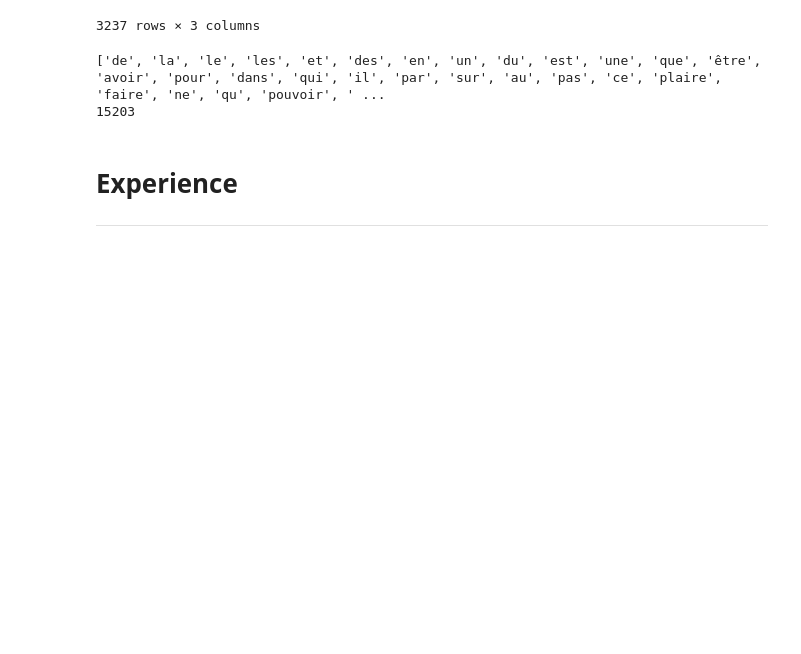
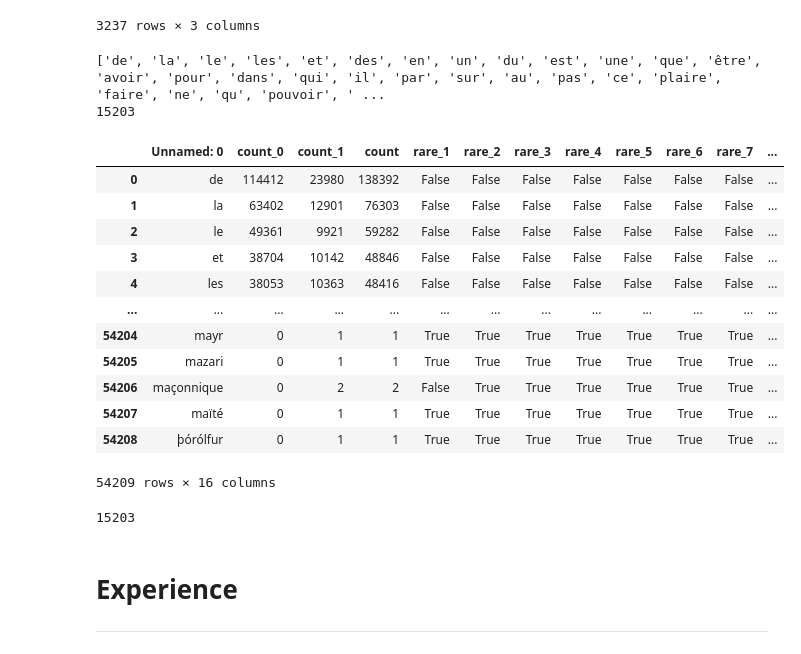
Before and after one commit to fmaine/notebooks, a Jupyter notebook: Experiences/221123-PredictionsInfox.ipynb, the cells around one changed output. Drawn from its saved outputs; the diff is of its cells as text; code cells hidden in the pictures; blank space fills up the shorter version.

```diff
--- a/Experiences/221123-PredictionsInfox.ipynb
+++ b/Experiences/221123-PredictionsInfox.ipynb
@@ -64,3 +77,21 @@ print(len(ignore_words))
 # %% [output]
 ['de', 'la', 'le', 'les', 'et', 'des', 'en', 'un', 'du', 'est', 'une', 'que', 'être', 'avoir', 'pour', 'dans', 'qui', 'il', 'par', 'sur', 'au', 'pas', 'ce', 'plaire', 'faire', 'ne', 'qu', 'pouvoir', ' ...
 15203
+# %%
+df_words = pd.read_csv('data/prod/221125-InfoxWords.csv')
+# %%
+df_words
+# %% [output]
+|  | Unnamed: 0 | count_0 | count_1 | count | rare_1 | rare_2 | rare_3 | rare_4 | rare_5 | rare_6 | rare_7 | ... |
+| 0 | de | 114412 | 23980 | 138392 | False | False | False | False | False | False | False | ... |
+| 1 | la | 63402 | 12901 | 76303 | False | False | False | False | False | False | False | ... |
+| 2 | le | 49361 | 9921 | 59282 | False | False | False | False | False | False | False | ... |
+| 3 | et | 38704 | 10142 | 48846 | False | False | False | False | False | False | False | ... |
+| 4 | les | 38053 | 10363 | 48416 | False | False | False | False | False | False | False | ... |
+| ... | ... | ... | ... | ... | ... | ... | ... | ... | ... | ... | ... | ... |
+| 54204 | mayr | 0 | 1 | 1 | True | True | True | True | True | True | True | ... |
+| 54205 | mazari | 0 | 1 | 1 | True | True | True | True | True | True | True | ... |
+| 54206 | maçonnique | 0 | 2 | 2 | False | True | True | True | True | True | True | ... |
+| 54207 | maïté | 0 | 1 | 1 | True | True | True | True | True | True | True | ... |
+| 54208 | þórólfur | 0 | 1 | 1 | True | True | True | True | True | True | True | ... |
+54209 rows × 16 columns
@@ -67,3 +105,7 @@ print(len(ignore_words))
+# %%
+len(ignore_words)
+# %% [output]
+15203
 # %% [markdown]
 # Experience
 ---
```
Also changed, not shown: parts of 21 cells of this notebook, 1 other file.
